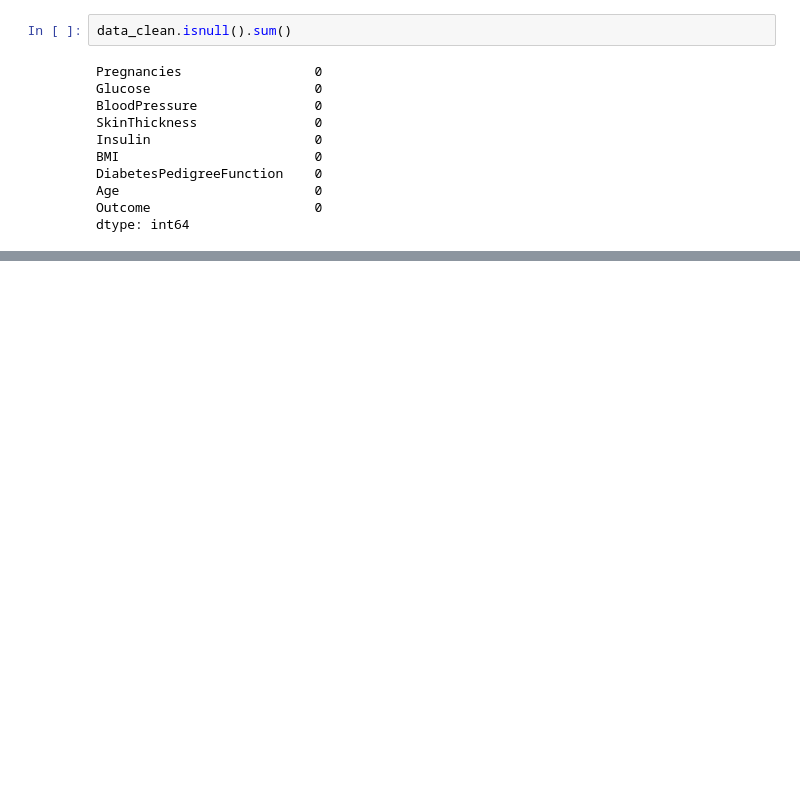
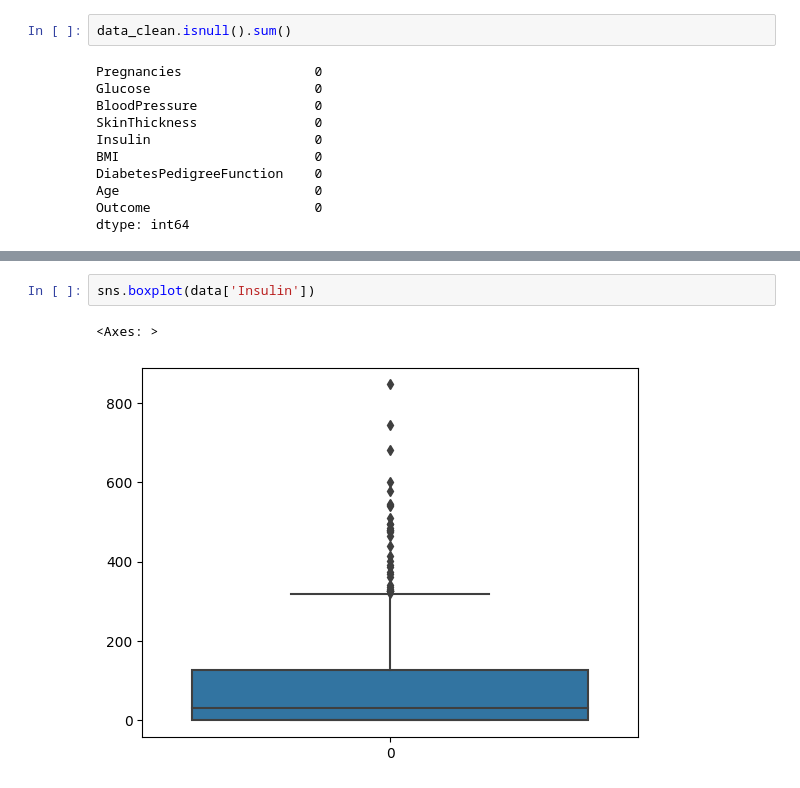
Before and after one commit to walaaheikal/Data-vis-, a Jupyter notebook: dv-project.ipynb, the cells around one changed output, grey strips where cells are left out. Cells and saved outputs as stored; diff of their text form; blank space fills up the shorter version.

```diff
--- a/dv-project.ipynb
+++ b/dv-project.ipynb
@@ -147,0 +182,5 @@ plt.show()
+# %%
+sns.boxplot(data['Insulin'])
+# %% [output]
+<Axes: >
+[figure, added]
```
Also changed, not shown: parts of 23 cells of this notebook.
